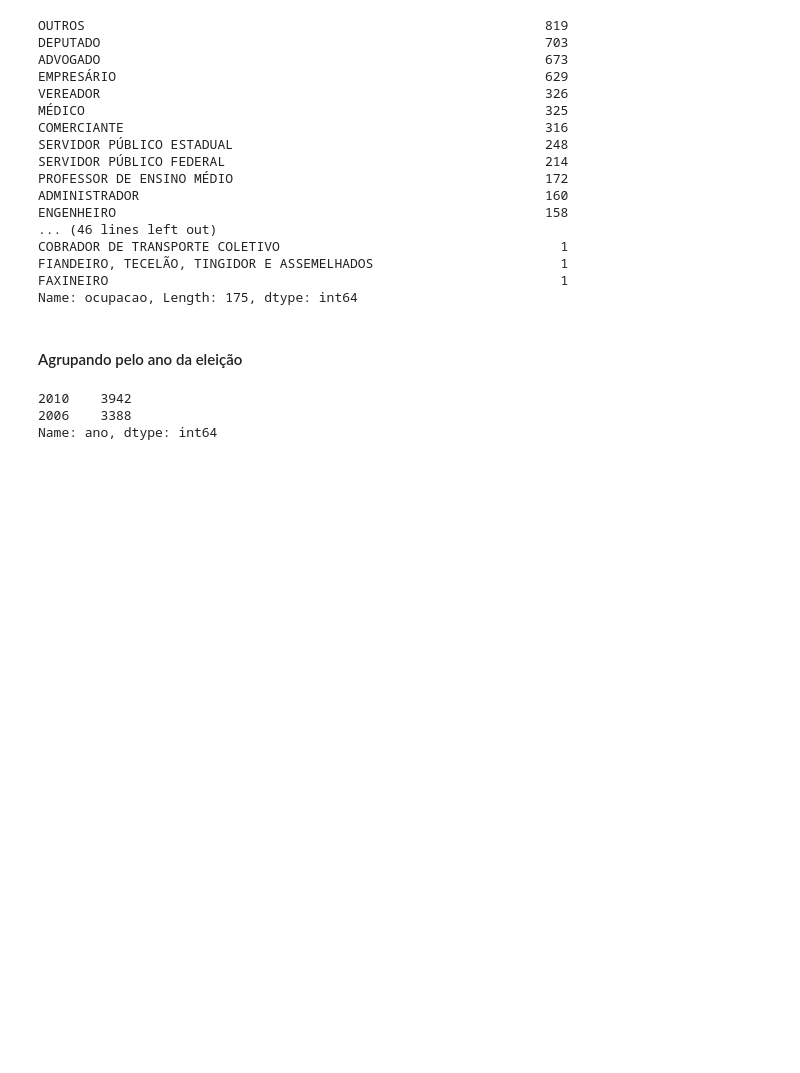
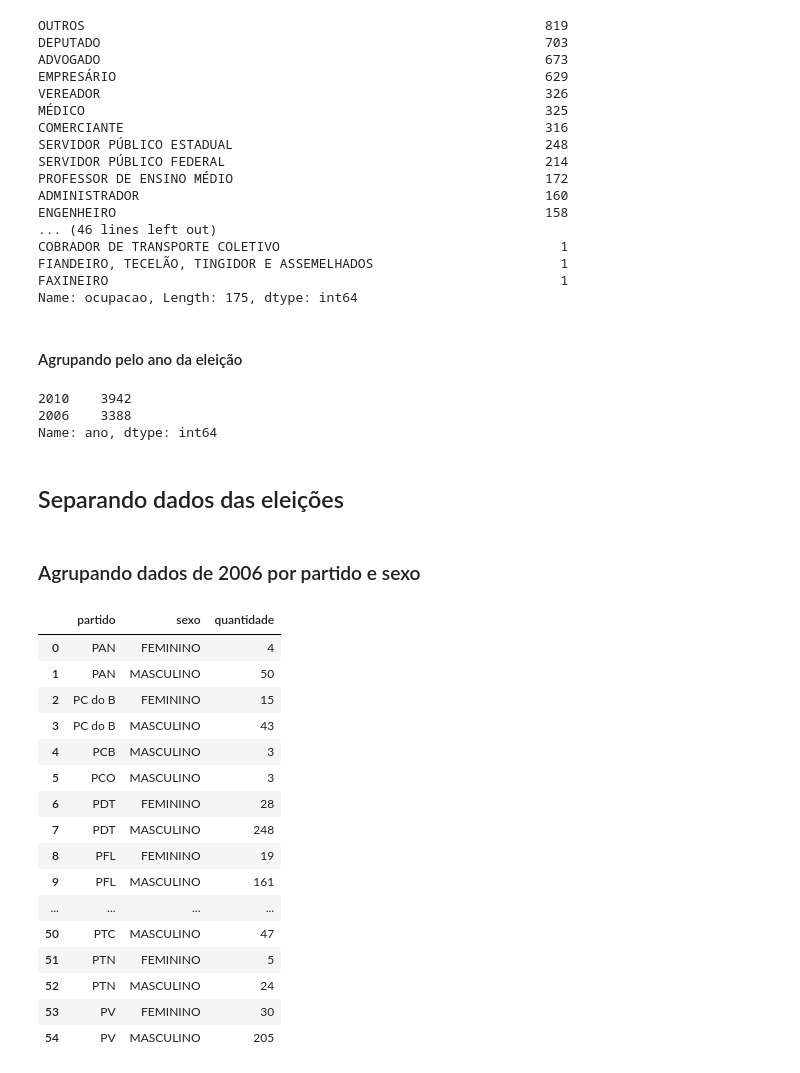
Before and after one commit to Lorenaps/estudando-python, a Jupyter notebook: pandas/pandas_eleicoes_2006_2010.ipynb, the cells around one changed output. Saved outputs shown, nothing was run; the diff lists cells and outputs as text; code cells hidden in the pictures; blank space fills up the shorter version.

Commit message:
pandas_eleicoes_2006_2010.ipynb: Agrupando dados para identificar perfil dos candidatos

```diff
--- a/pandas/pandas_eleicoes_2006_2010.ipynb
+++ b/pandas/pandas_eleicoes_2006_2010.ipynb
@@ -184,3 +190,31 @@ data['ano'].value_counts()
 2010    3942
 2006    3388
 Name: ano, dtype: int64
+# %% [markdown]
+## Separando dados das eleições
+# %%
+eleicao_2006 = data[(data.ano==2006)]
+eleicao_2010 = data[(data.ano==2010)]
+# %% [markdown]
+### Agrupando dados de 2006 por partido e sexo
+# %%
+dist_sexo_partido = eleicao_2006.groupby(['partido', 'sexo']).size().reset_index(name="quantidade")
+dist_sexo_partido
+# %% [output]
+|  | partido | sexo | quantidade |
+| 0 | PAN | FEMININO | 4 |
+| 1 | PAN | MASCULINO | 50 |
+| 2 | PC do B | FEMININO | 15 |
+| 3 | PC do B | MASCULINO | 43 |
+| 4 | PCB | MASCULINO | 3 |
+| 5 | PCO | MASCULINO | 3 |
+| 6 | PDT | FEMININO | 28 |
+| 7 | PDT | MASCULINO | 248 |
+| 8 | PFL | FEMININO | 19 |
+| 9 | PFL | MASCULINO | 161 |
+| ... | ... | ... | ... |
+| 50 | PTC | MASCULINO | 47 |
+| 51 | PTN | FEMININO | 5 |
+| 52 | PTN | MASCULINO | 24 |
+| 53 | PV | FEMININO | 30 |
+| 54 | PV | MASCULINO | 205 |
```
Also changed, not shown: parts of 3 cells of this notebook.
